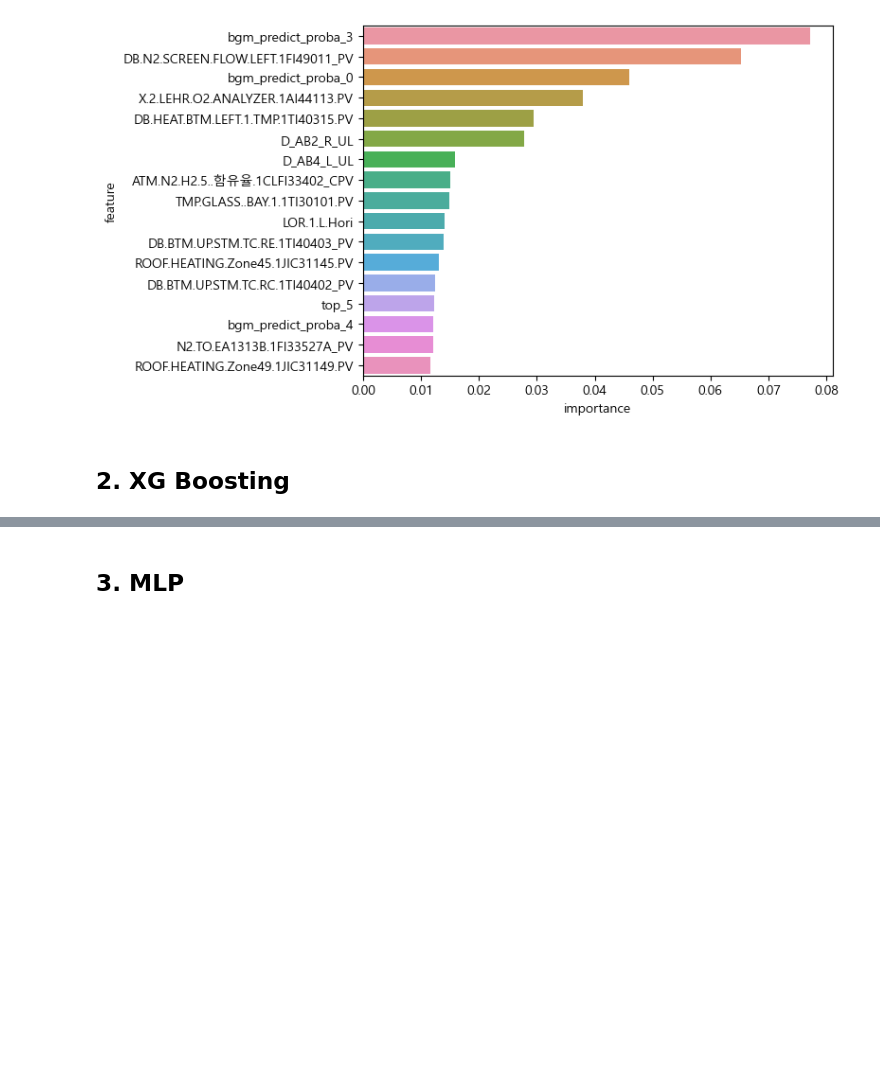
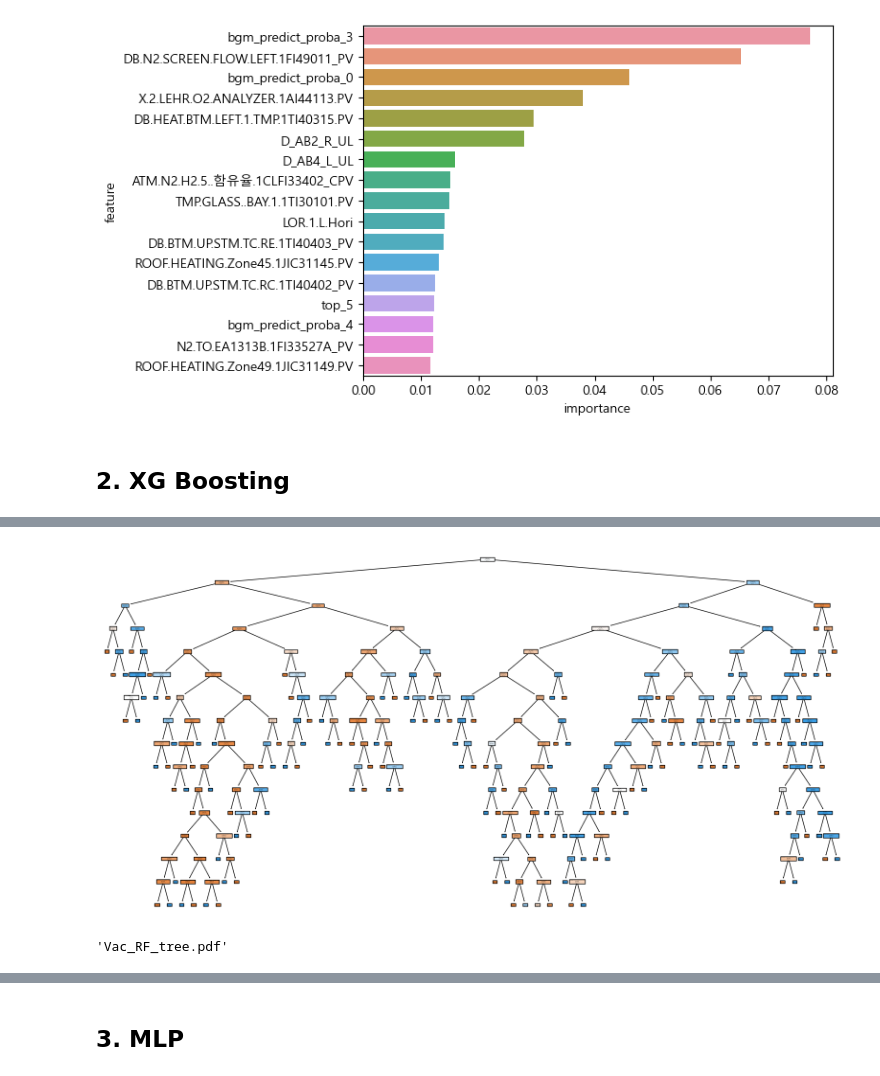
Before and after one commit to gmlwlswls/LGD_anomaly_detection, a Jupyter notebook: 01. 모델링/model_L.Vac.ipynb, the cells around one changed output, grey strips where cells are left out. Drawn from its saved outputs; the diff is of its cells as text; code cells hidden in the pictures; blank space fills up the shorter version.

```diff
--- a/01. 모델링/model_L.Vac.ipynb
+++ b/01. 모델링/model_L.Vac.ipynb
@@ -373,0 +391,19 @@ print(xgb_feat_importance_17)
+# %%
+from sklearn.tree import plot_tree, export_graphviz
+import graphviz
+
+plt.figure(figsize=(20, 10))
+plot_tree(best_rf_clf[0], feature_names=X_train.columns, class_names=['1', '0'], filled=True)
+plt.show()
+
+# 그래프 저장 (Graphviz)
+dot_data = export_graphviz(best_rf_clf[0], out_file=None,
+                           feature_names=X_train.columns,
+                           class_names=['1', '0'],
+                           fontname="Malgun Gothic",
+                           filled=True, rounded=True, special_characters=True)
+graph = graphviz.Source(dot_data)
+graph.render("Vac_RF_tree")  # decision_tree.pdf로 저장
+# %% [output]
+[figure, added]
+'Vac_RF_tree.pdf'
```
Also changed, not shown: parts of 21 cells of this notebook, 10 other files.
